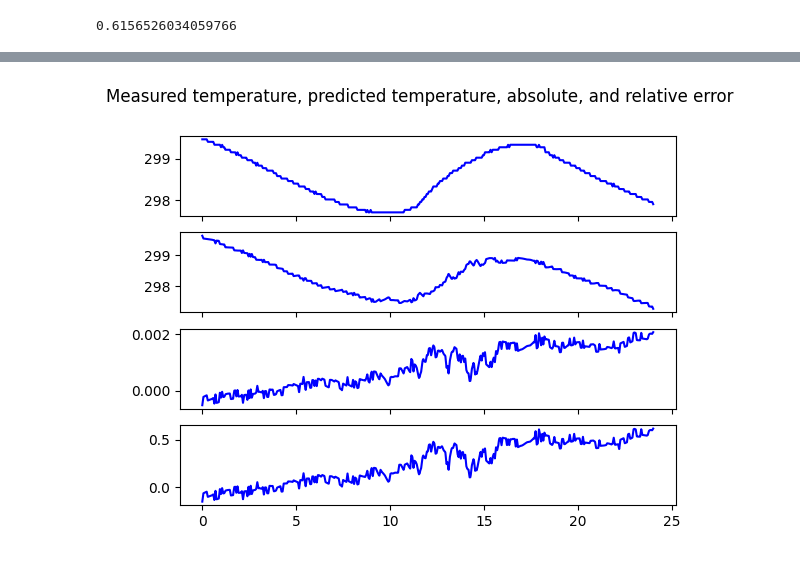
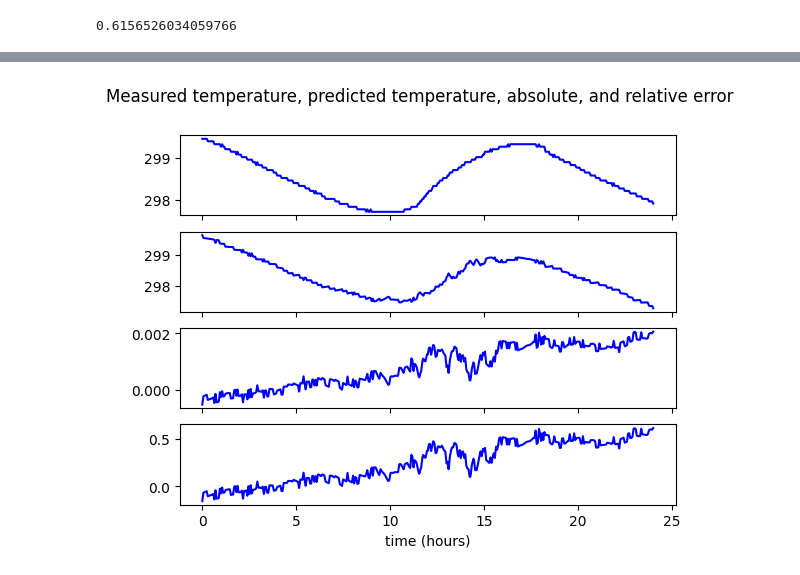
Before and after one commit to yajuna/linearRegression, a Jupyter notebook: linear_regression(version2_0).ipynb, the cells around one changed output, grey strips where cells are left out. Drawn from its saved outputs; the diff is of its cells as text; code cells hidden in the pictures.

Commit message:
Add t-axis in visualization

```diff
--- a/linear_regression(version2_0).ipynb
+++ b/linear_regression(version2_0).ipynb
@@ -193,13 +197,14 @@ Current Time = 05:58:47
 # %%
 # visualization
 
 fig, axs = plt.subplots(4, sharex=True, sharey=False)
 fig.suptitle('Measured temperature, predicted temperature, absolute, and relative error')
 axs[0].plot(time, Y_test, 'b-', label='testing values')
 axs[1].plot(time, predictions, 'b-', label='predicted values')
 axs[2].plot(time, (Y_test - predictions)/Y_test, 'b-', label='Relative error')
 axs[3].plot(time, Y_test - predictions, 'b-', label='Absolute error')
+plt.xlabel('time (hours)', fontsize=10)
 
 plt.show()
 # %% [output]
-[figure, old version]
+[figure, new version]
```
Also changed, not shown: parts of 4 cells of this notebook.
